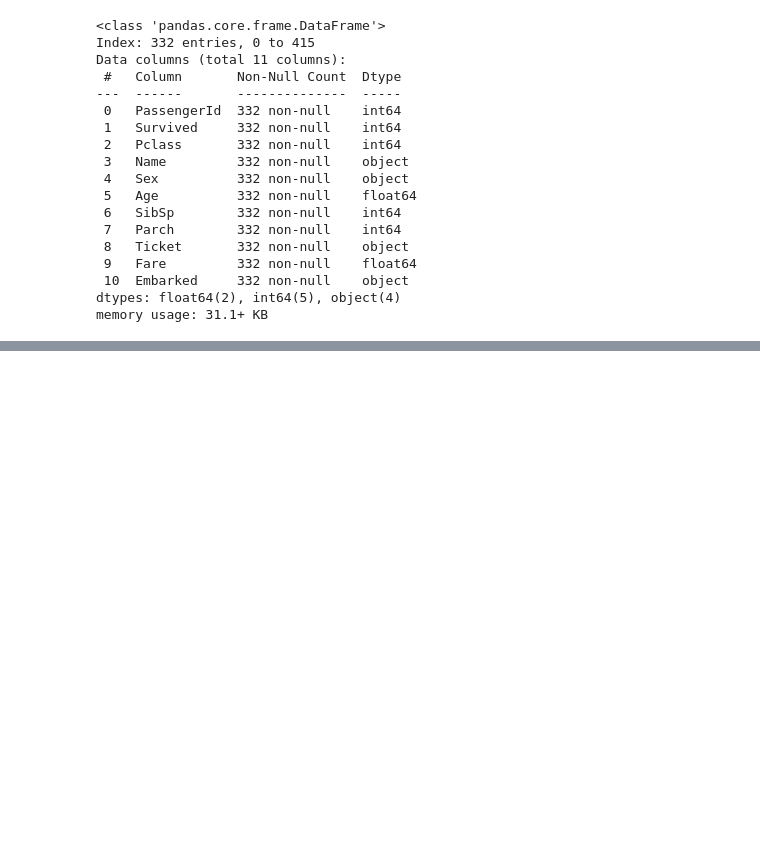
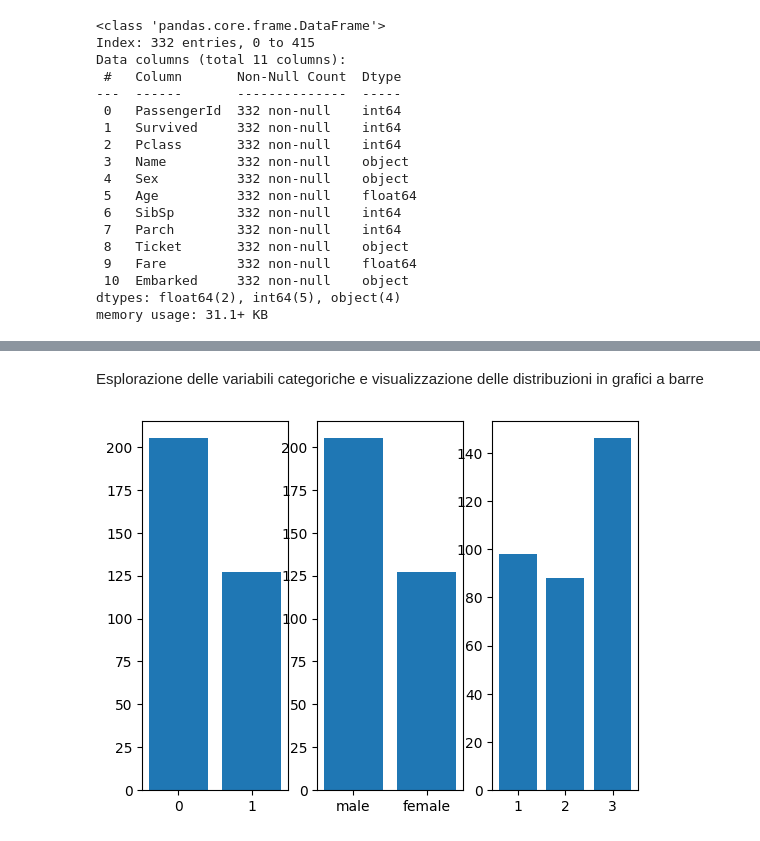
Before and after one commit to saajann/data-science, a Jupyter notebook: examples/02_titanic_EDA.ipynb, the cells around one changed output, grey strips where cells are left out. Drawn from its saved outputs; the diff is of its cells as text; code cells hidden in the pictures; blank space fills up the shorter version.

```diff
--- a/examples/02_titanic_EDA.ipynb
+++ b/examples/02_titanic_EDA.ipynb
@@ -113,0 +130,19 @@ memory usage: 31.1+ KB
+# %% [markdown]
+Esplorazione delle variabili categoriche e visualizzazione delle distribuzioni in grafici a barre
+# %%
+survived = df['Survived'].value_counts()
+sex = df['Sex'].value_counts()
+pclass = df['Pclass'].value_counts()
+
+plt.subplot(1,3,1)
+plt.bar(survived.index, survived.values)
+
+plt.subplot(1,3,2)
+plt.bar(sex.index, sex.values)
+
+plt.subplot(1,3,3)
+plt.bar(pclass.index, pclass.values)
+
+plt.show()
+# %% [output]
+[figure, added]
```
Also changed, not shown: parts of 7 cells of this notebook.
